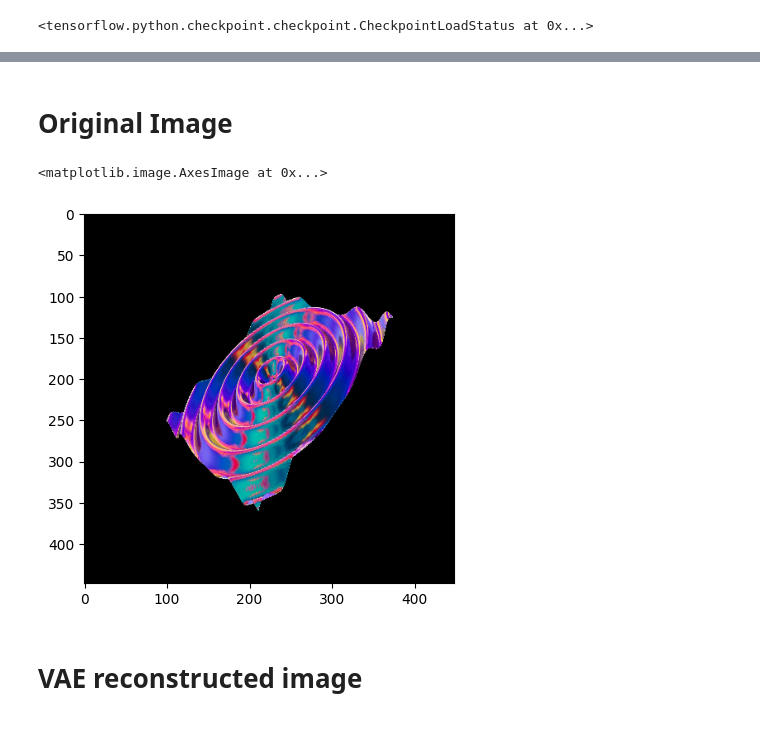
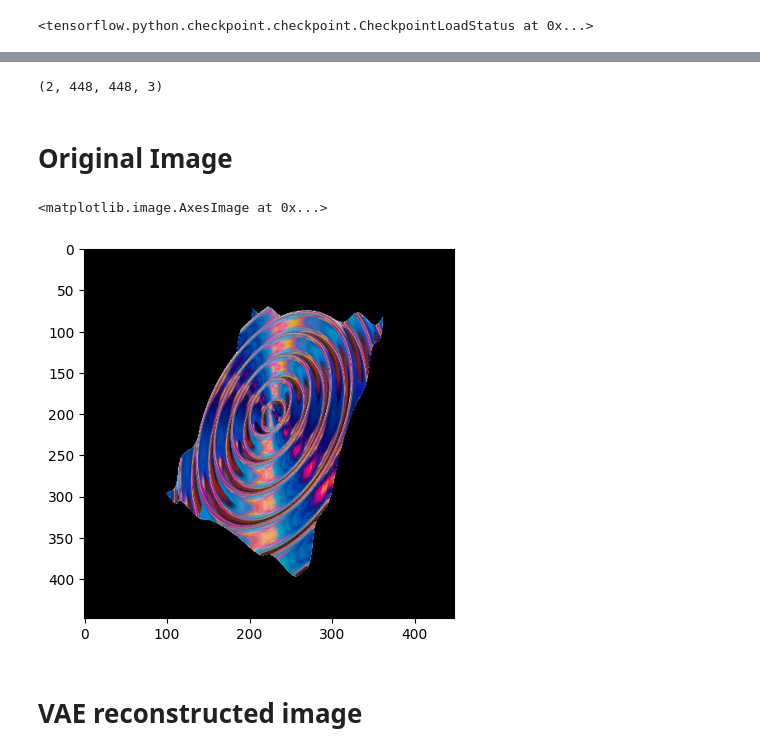
Before and after one commit to MaadhavKothari/asha-fm, a Jupyter notebook: notebooks/js_notebook_vae_with_video_and_music.ipynb, the cells around one changed output, grey strips where cells are left out. Drawn from its saved outputs; the diff is of its cells as text; code cells hidden in the pictures.

```diff
--- a/notebooks/js_notebook_vae_with_video_and_music.ipynb
+++ b/notebooks/js_notebook_vae_with_video_and_music.ipynb
@@ -238,0 +250,4 @@ from tensorflow import keras
+# %%
+imgs[10:12].shape
+# %% [output]
+(2, 448, 448, 3)
@@ -243,10 +261,10 @@ from tensorflow import keras
 # %% [markdown]
 # Original Image
 # %%
-plt.imshow(imgs[5])
+plt.imshow(imgs[14])
 # %% [output]
 <matplotlib.image.AxesImage at 0x...>
-[figure, old version]
+[figure, new version]
 # %% [markdown]
 # VAE reconstructed image
 # %%
```
Also changed, not shown: parts of 41 cells of this notebook.
